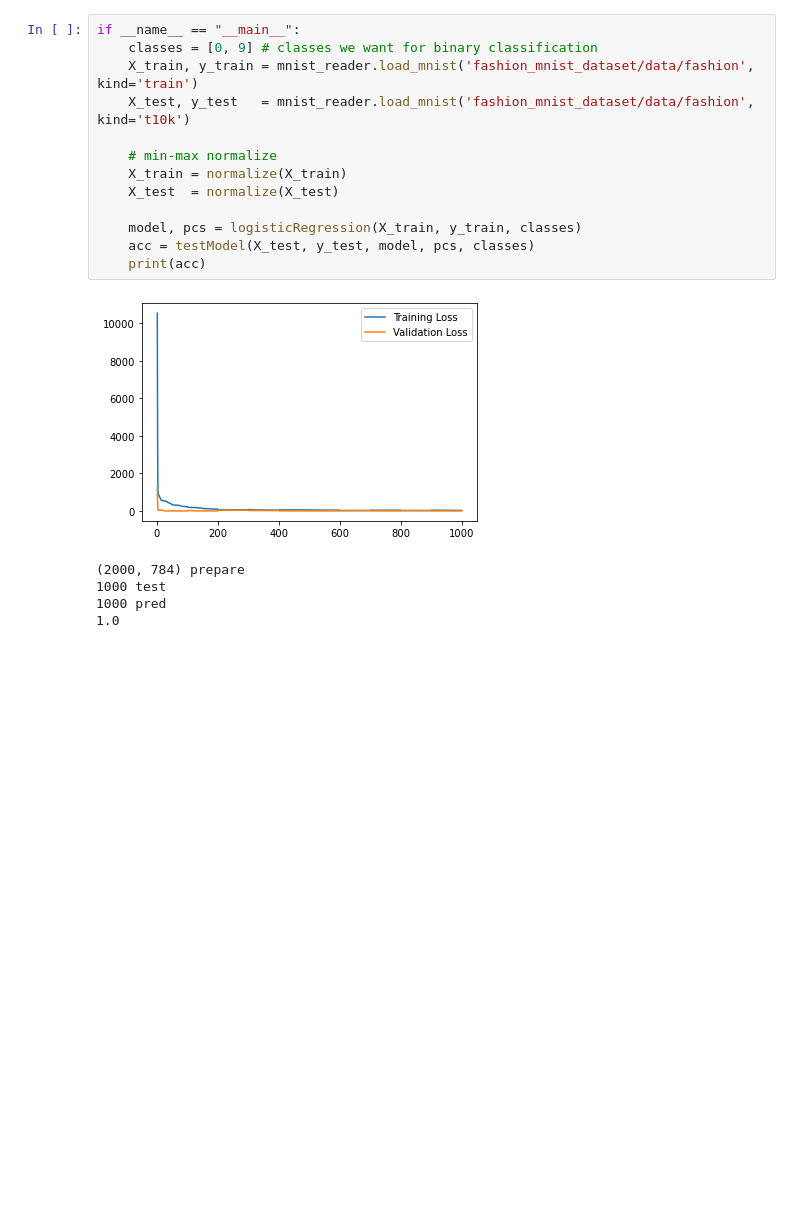
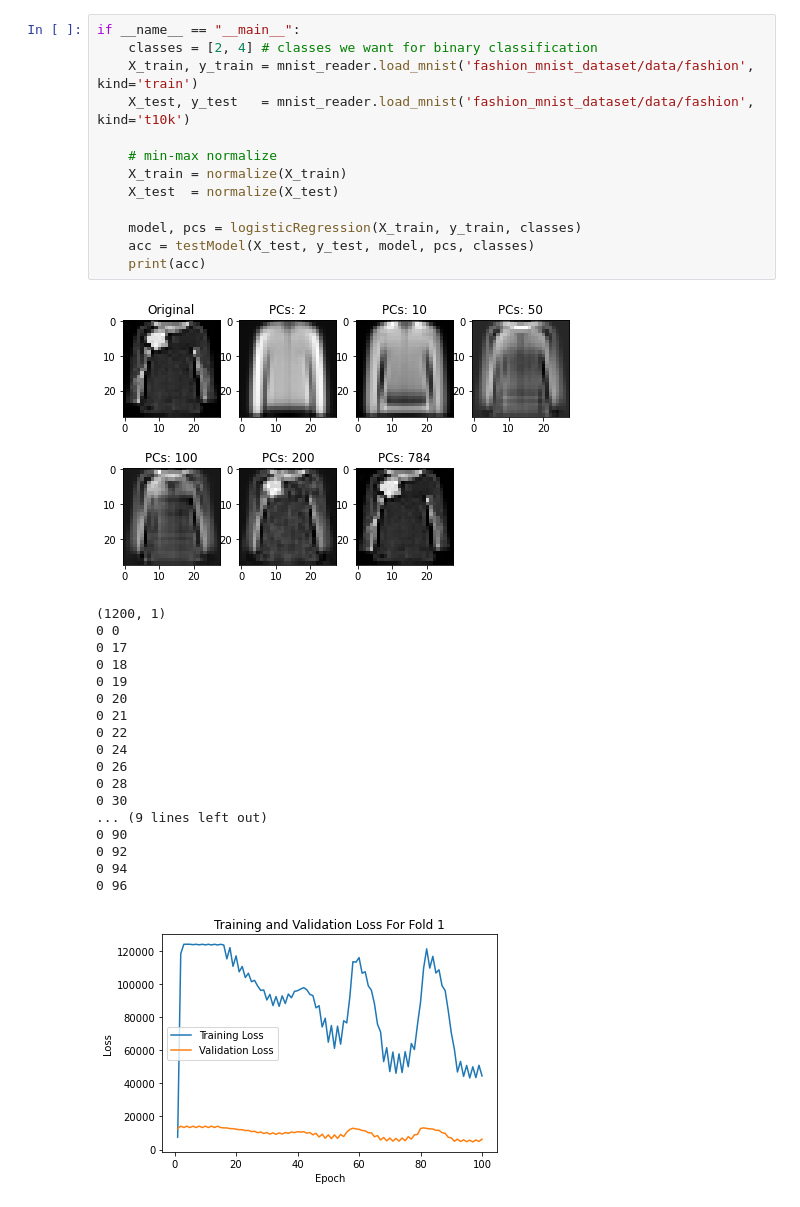
Before and after one commit to darylnak/cse151b, a Jupyter notebook: Untitled.ipynb, the cells around one changed output. Cells and saved outputs as stored; diff of their text form; blank space fills up the shorter version.

Commit message:
Implement graphs and plot imgs of orig img and PCs

```diff
--- a/Untitled.ipynb
+++ b/Untitled.ipynb
@@ -374,19 +428,33 @@ def logisticRegression(data, labels, classes):
 # %%
 if __name__ == "__main__":
-    classes = [0, 9] # classes we want for binary classification
+    classes = [2, 4] # classes we want for binary classification
     X_train, y_train = mnist_reader.load_mnist('fashion_mnist_dataset/data/fashion', kind='train')
     X_test, y_test   = mnist_reader.load_mnist('fashion_mnist_dataset/data/fashion', kind='t10k')
 
     # min-max normalize
     X_train = normalize(X_train)
     X_test  = normalize(X_test)
 
     model, pcs = logisticRegression(X_train, y_train, classes)
     acc = testModel(X_test, y_test, model, pcs, classes)
     print(acc)
 # %% [output]
-[figure, old version]
+[figure, new version]
-(2000, 784) prepare
-1000 test
-1000 pred
-1.0
+(1200, 1)
+0 0
+0 17
+0 18
+0 19
+0 20
+0 21
+0 22
+0 24
+0 26
+0 28
+0 30
+... (9 lines left out)
+0 90
+0 92
+0 94
+0 96
+[figure, added]
```
Also changed, not shown: parts of 2 cells of this notebook.
